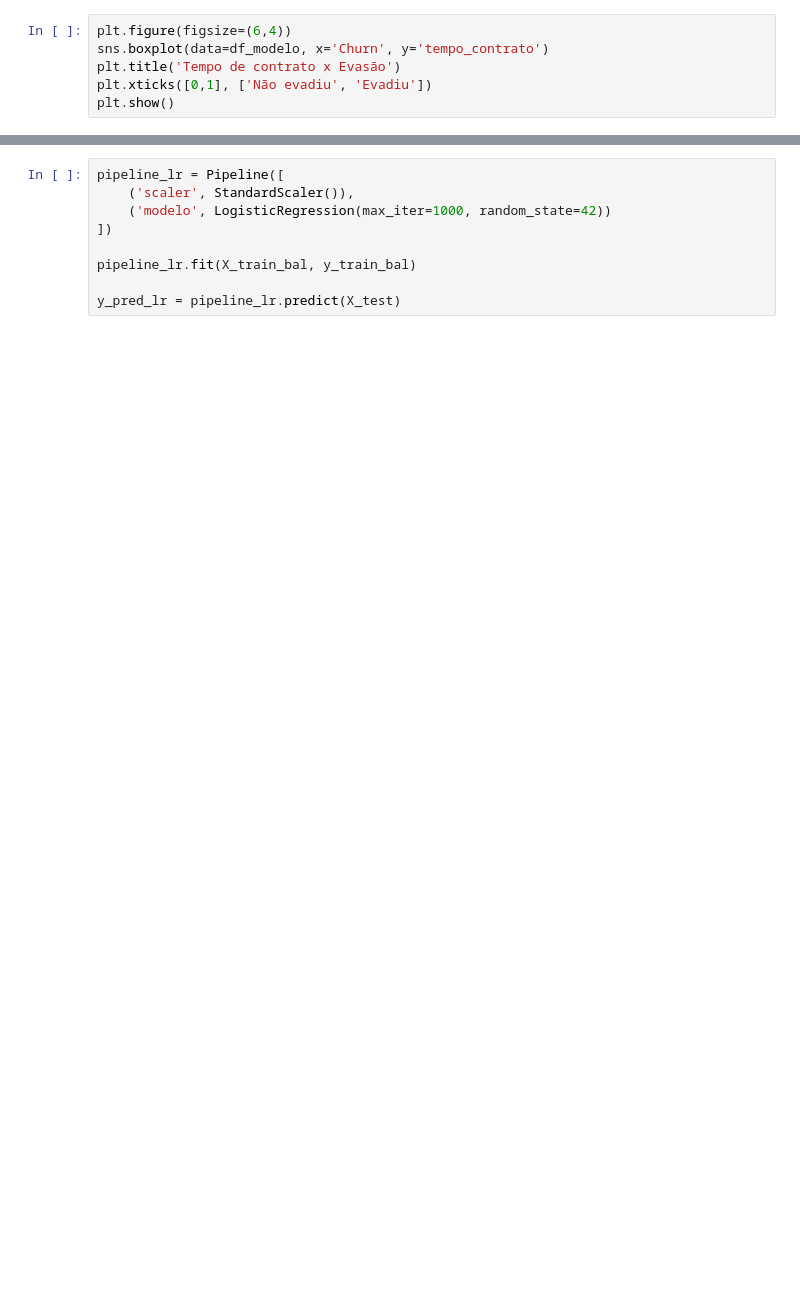
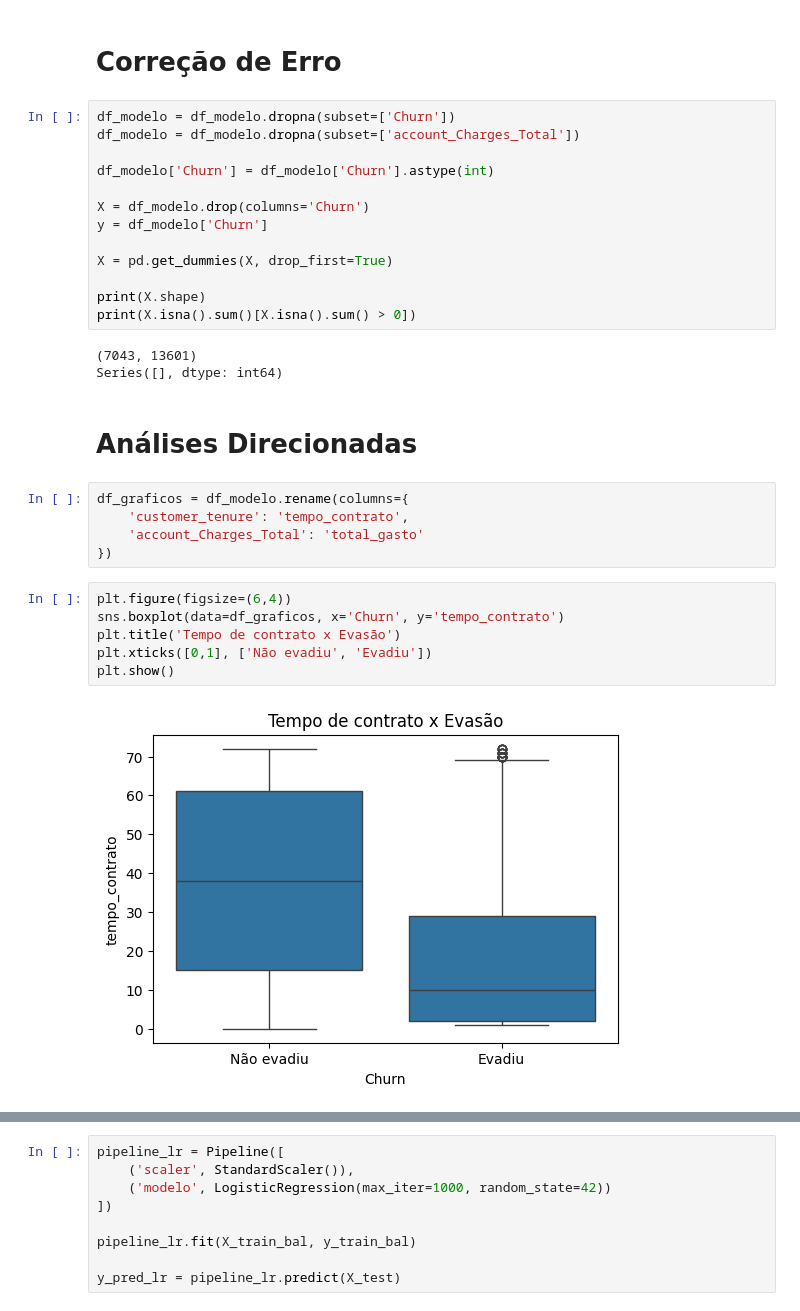
Before and after one commit to Alerosalino/TelecomXparte2, a Jupyter notebook: Cópia_de_TelecomX_parte_2.ipynb, the cells around one changed output, grey strips where cells are left out. Drawn from its saved outputs; the diff is of its cells as text; blank space fills up the shorter version.

```diff
--- a/Cópia_de_TelecomX_parte_2.ipynb
+++ b/Cópia_de_TelecomX_parte_2.ipynb
@@ -95,8 +257,35 @@ print(X.columns.tolist())
+# %% [markdown]
+# **Correção** **de** **Erro**
+# %%
+df_modelo = df_modelo.dropna(subset=['Churn'])
+df_modelo = df_modelo.dropna(subset=['account_Charges_Total'])
+
+df_modelo['Churn'] = df_modelo['Churn'].astype(int)
+
+X = df_modelo.drop(columns='Churn')
+y = df_modelo['Churn']
+
+X = pd.get_dummies(X, drop_first=True)
+
+print(X.shape)
+print(X.isna().sum()[X.isna().sum() > 0])
+# %% [output]
+(7043, 13601)
+Series([], dtype: int64)
+# %% [markdown]
+# **Análises** **Direcionadas**
+# %%
+df_graficos = df_modelo.rename(columns={
+    'customer_tenure': 'tempo_contrato',
+    'account_Charges_Total': 'total_gasto'
+})
 # %%
 plt.figure(figsize=(6,4))
-sns.boxplot(data=df_modelo, x='Churn', y='tempo_contrato')
+sns.boxplot(data=df_graficos, x='Churn', y='tempo_contrato')
 plt.title('Tempo de contrato x Evasão')
 plt.xticks([0,1], ['Não evadiu', 'Evadiu'])
 plt.show()
+# %% [output]
+[figure, added]
 # %%
 plt.figure(figsize=(6,4))
```
Also changed, not shown: parts of 45 cells of this notebook.
